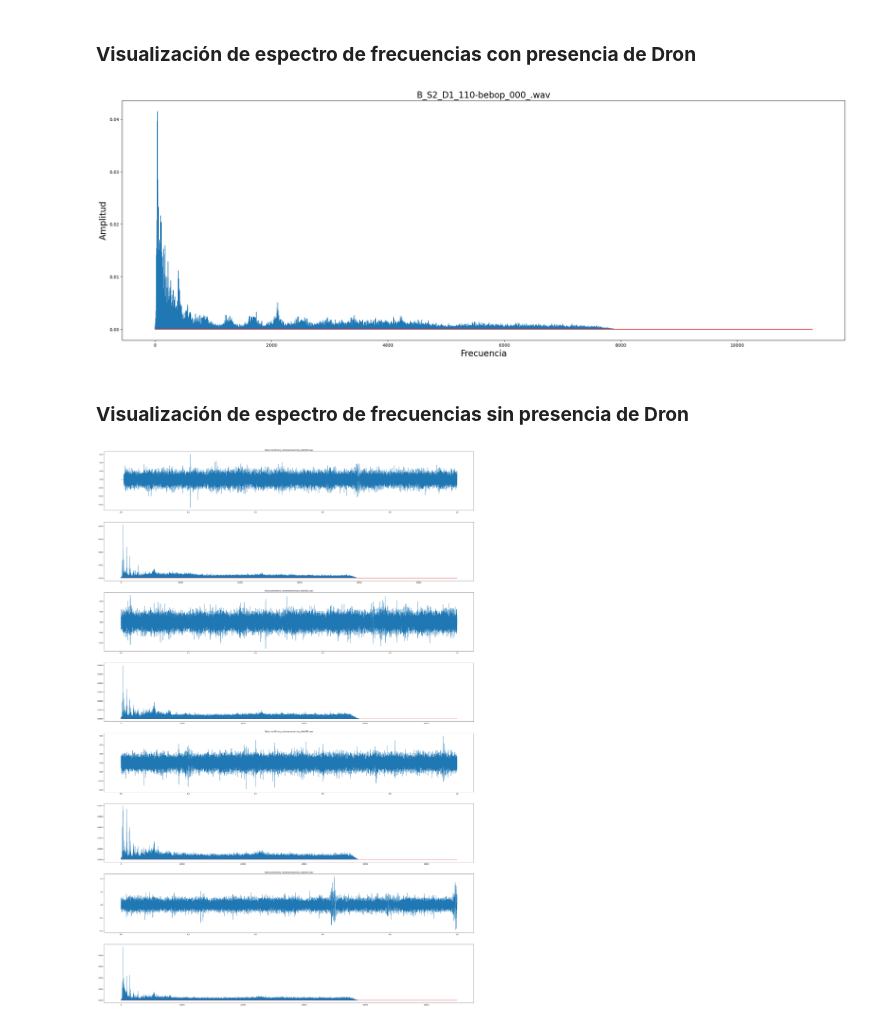
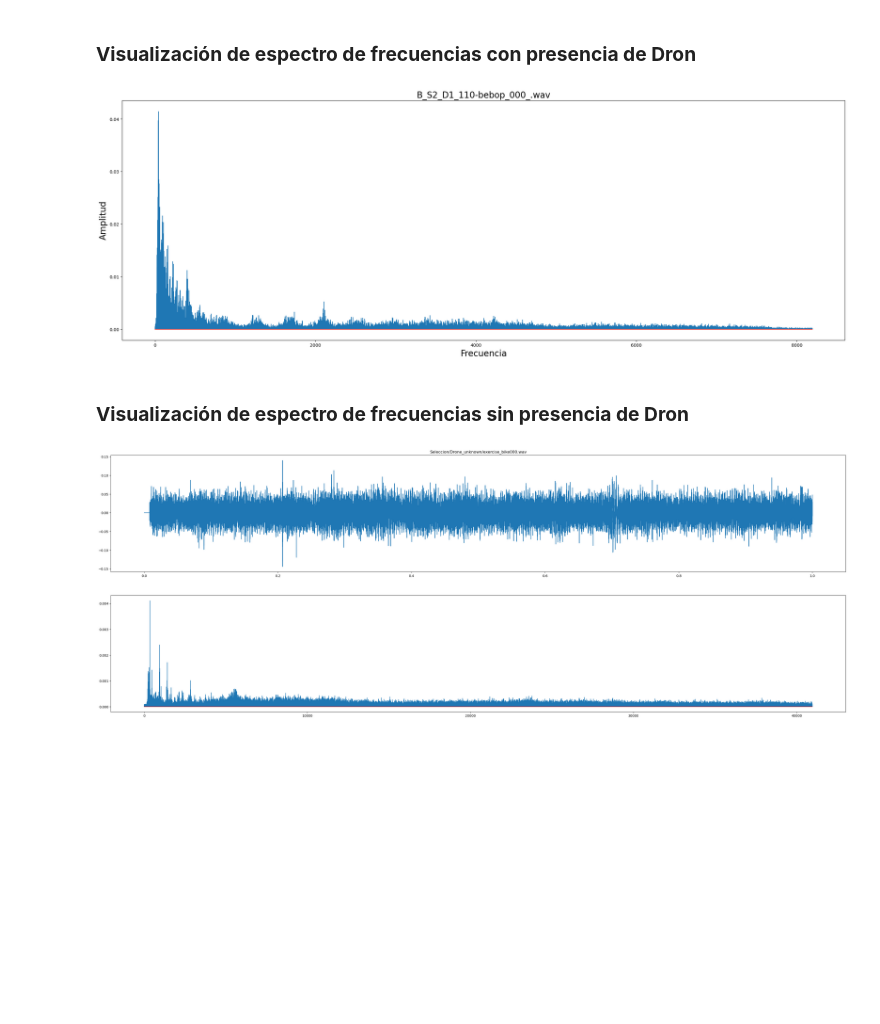
Before and after one commit to Kinlo-sama/IA_aprendizaje, a Jupyter notebook: Proyecto_IdDr2.ipynb, the cells around one changed output. Cells and saved outputs as stored; diff of their text form; code cells hidden in the pictures; blank space fills up the shorter version.

```diff
--- a/Proyecto_IdDr2.ipynb
+++ b/Proyecto_IdDr2.ipynb
@@ -113,7 +113,7 @@ Nombre del archivo: 2-119748-A-383.wav
 j = 0
 plt.figure(figsize=(30, 10))
 for i in [1]:
-    audio, sr = librosa.load(f"Seleccion/Drone/B_S2_D1_067-bebop_00{str(j)}_.wav")
+    audio, sr = librosa.load(f"Seleccion/Drone/B_S2_D1_067-bebop_00{str(j)}_.wav", sr=16000)
     duration = librosa.get_duration(y=audio, sr=sr)
     sr = int(duration * sr)
     t = np.linspace(0,1,sr)
@@ -134,30 +134,31 @@ for i in [1]:
 
 plt.show()
 # %% [output]
-[figure, old version]
+[figure, new version]
 # %% [markdown]
 ### **Visualización de espectro de frecuencias sin presencia de Dron**
 # %%
 j = 0
 plt.figure(figsize=(40,60))
-for i in range(1, 9, 2):
-    audio, sr = librosa.load(f"Seleccion/Drone_unknown/exercise_bike00{str(j)}.wav")
+for i in range(1,2):#) 9, 3):
+    audio, sr = librosa.load(f"Seleccion/Drone_unknown/exercise_bike00{str(j)}.wav", sr=16000)
     duration = librosa.get_duration(y=audio, sr=sr)
+    sr1 = sr
     sr = int(duration * sr)
     t = np.linspace(0,1,sr)
     fft_result = np.fft.fft(audio)
     fft_result /= (sr / 2)
     fft_result = np.abs(fft_result)
     fft_result = fft_result[:len(fft_result) // 2]
     fft_freq = np.fft.fftfreq(sr, 1 / sr)
     fft_freq = fft_freq[:len(fft_freq) // 2]
     plt.subplot(8, 1, i)
     plt.plot(t, audio)
     plt.title(f"Seleccion/Drone_unknown/exercise_bike00{str(j)}.wav")
     plt.subplot(8, 1, i+1)
     plt.stem(fft_freq, fft_result,markerfmt=" ")
     j += 1
 
 plt.show()
 # %% [output]
-[figure, old version]
+[figure, new version]
```
Also changed, not shown: parts of 2 cells of this notebook, 12 other files.
